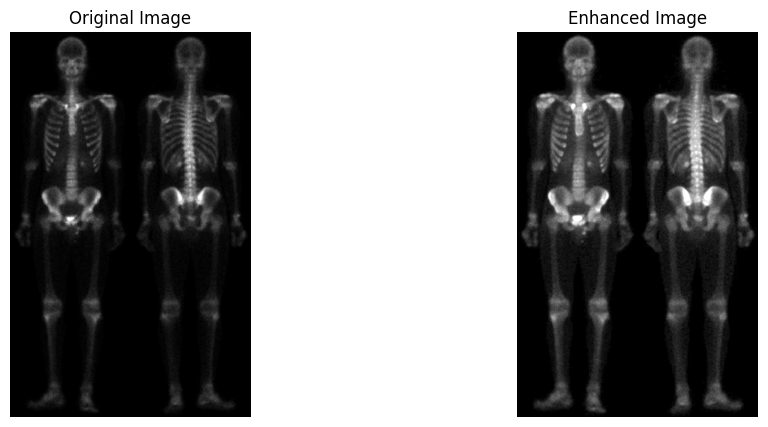
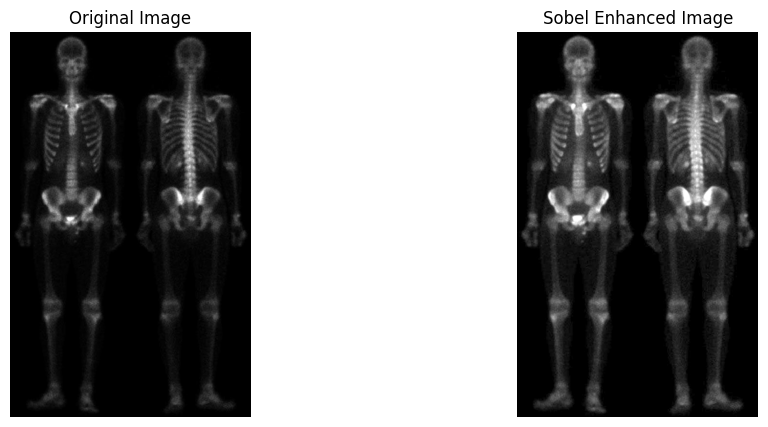
Unified diff of the notebook cell whose output changed from the first chart to the second:
--- before
+++ after
@@ -78,12 +78,9 @@
     plt.subplot(1, 2, 2)
     plt.imshow(final_rgb)
-    plt.title("Enhanced Image")
+    plt.title("Sobel Enhanced Image")
     plt.axis('off')
 
     plt.show()
     
-
-comparison("xray.png")
-
 
 """
@@ -94,4 +91,88 @@
 Logarthmic
 """
+def laplacian(image):
+    if len(image.shape) == 3: # Checks img height width and channels.
+        image = cv2.cvtColor(image, cv2.COLOR_BGR2GRAY) # Then grayscales it.
+    lap_kernel =  np.array([[0, -1, 0], [-1, 4, -1], [0, -1, 0]])
+    lap = cv2.filter2D(image, -1, lap_kernel)
+    return lap
+
+def smooth(image, kernel=5 , method = "gaussian"):
+    if method == "average":
+        kernel_avg = np.ones((kernel,kernel),np.float64)/(kernel*kernel)
+        return cv2.filter2D(image, -1, kernel_avg)  # Ig?
+    
+    if method =="gaussian":
+        return cv2.GaussianBlur(image, (kernel,kernel),0)
+    
+    else:
+        raise ValueError("Not supported")
+    
+def mask_lap (image, smooth_kernel=5, method = "gaussian"):
+    edges = laplacian(image).astype(np.float32)
+    
+    smoothed = smooth(edges, kernel=smooth_kernel, method=method)
+    
+    #Square (enhance strong edges)
+    m = smoothed ** 2
+    
+    max_val = m.max()
+    if max_val !=0:
+        m = m/max_val
+    return m
+
+def sharpen(image, m, strength=1.0):
+    img = image.astype(np.float32) / 255.0
+
+    if img.ndim == 3:
+        m = m[..., np.newaxis]
+
+    result = img + strength * m
+    result = np.clip(result, 0, 1)
+
+    return (result * 255).astype(np.uint8)
+
+def log_transform(image):
+    img = image.astype(np.float32) / 255.0
+    
+    # Apply log
+    log_img = np.log1p(img)  # log(1 + r)
+    
+    # Normalize back to 0–1
+    log_img = log_img / np.max(log_img)
+    
+    return (log_img * 255).astype(np.uint8)
+
+def comparison_lap(image_path):
+    image = cv2.imread(image_path)
+    if image is None:
+        raise FileNotFoundError("Image not found")
+
+    m = mask_lap(image)
+    sharp = sharpen(image, m, strength=1.0)
+    final = log_transform(sharp)
+
+    # Convert for display
+    original_rgb = cv2.cvtColor(image, cv2.COLOR_BGR2RGB)
+    final_rgb = cv2.cvtColor(final, cv2.COLOR_BGR2RGB)
+
+    plt.figure(figsize=(12, 5))
+
+    plt.subplot(1, 2, 1)
+    plt.imshow(original_rgb)
+    plt.title("Original Image")
+    plt.axis('off')
+
+    plt.subplot(1, 2, 2)
+    plt.imshow(final_rgb)
+    plt.title("Laplace + Log Enhanced Image")
+    plt.axis('off')
+
+    plt.show()
+    
+
+comparison("xray.png")
+
+comparison_lap("xray.png")
 
 """ 

Commit: 2nd sharp pipeline done